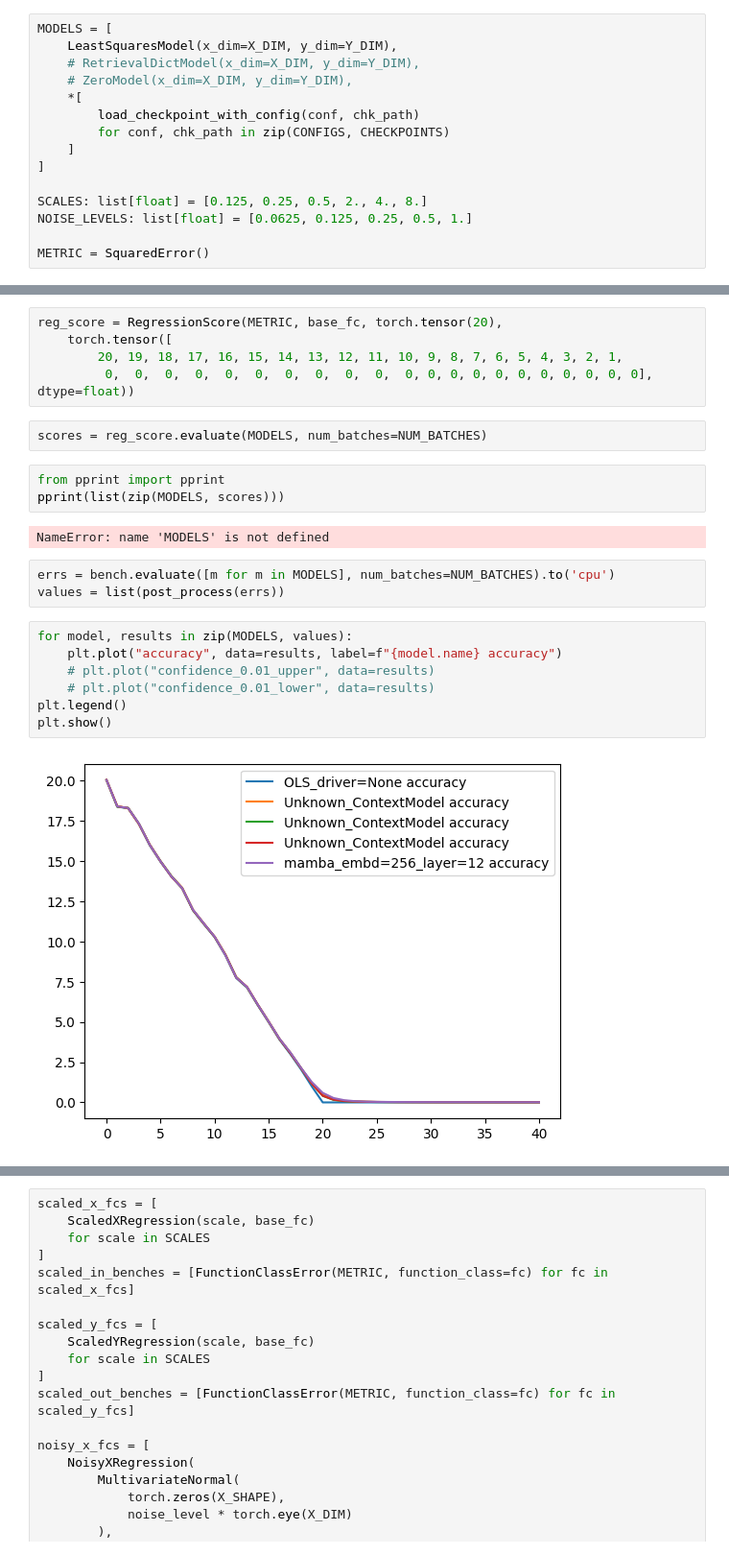
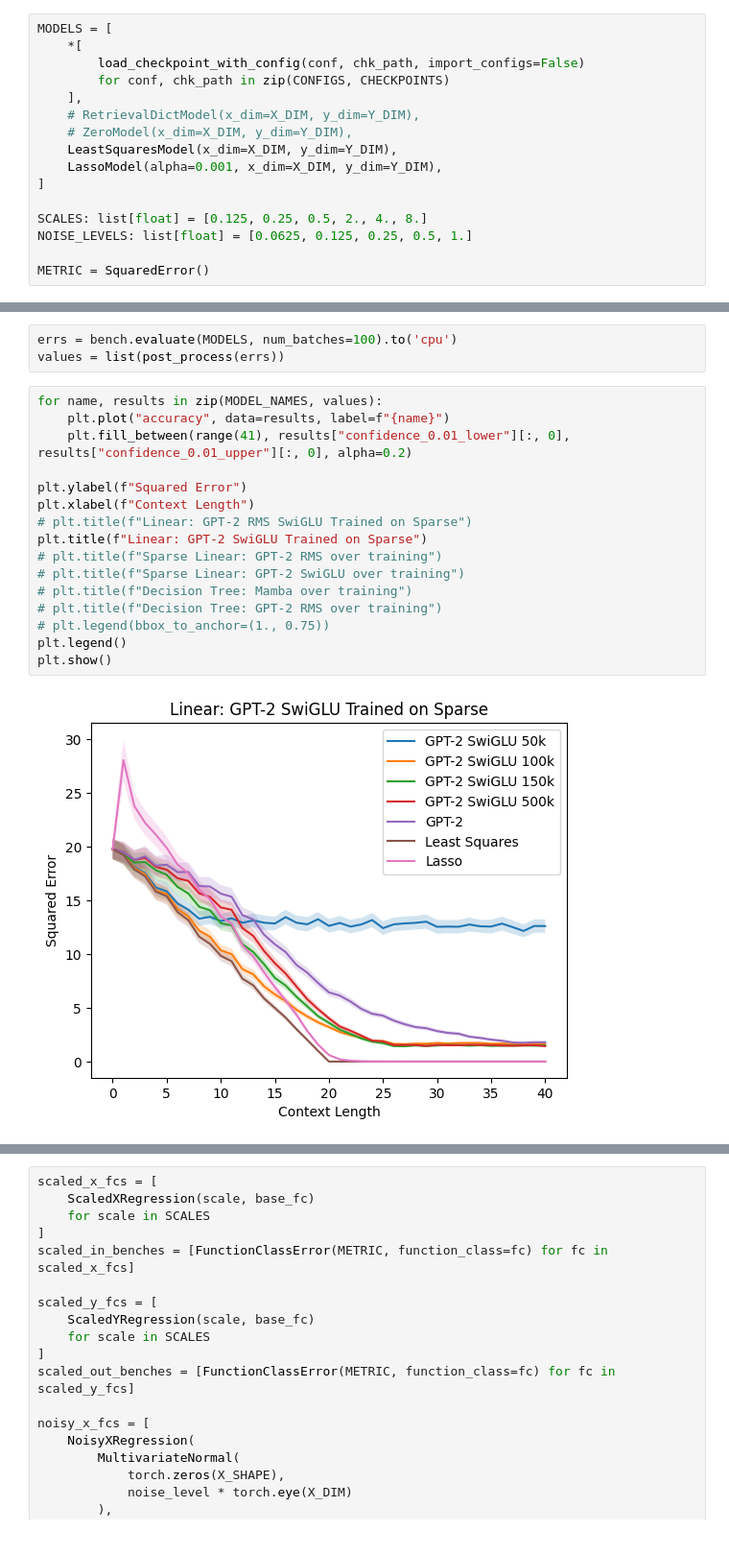
Before and after one commit to in-context-learning-2024/in-context, a Jupyter notebook: src/eval.ipynb, the cells around one changed output, grey strips where cells are left out. Shown at 96% size. Drawn from its saved outputs; the diff is of its cells as text.

```diff
--- a/src/eval.ipynb
+++ b/src/eval.ipynb
@@ -85,12 +146,13 @@ CONFIGS = list(map(lambda mod: f"../conf/train/{mod}/linear_regression.yml", CON
 # %%
 MODELS = [
-    LeastSquaresModel(x_dim=X_DIM, y_dim=Y_DIM),
+    *[
+        load_checkpoint_with_config(conf, chk_path, import_configs=False)
+        for conf, chk_path in zip(CONFIGS, CHECKPOINTS)
+    ],
     # RetrievalDictModel(x_dim=X_DIM, y_dim=Y_DIM),
     # ZeroModel(x_dim=X_DIM, y_dim=Y_DIM),
-    *[
-        load_checkpoint_with_config(conf, chk_path)
-        for conf, chk_path in zip(CONFIGS, CHECKPOINTS)
-    ]
+    LeastSquaresModel(x_dim=X_DIM, y_dim=Y_DIM),
+    LassoModel(alpha=0.001, x_dim=X_DIM, y_dim=Y_DIM),
 ]
 
 SCALES: list[float] = [0.125, 0.25, 0.5, 2., 4., 8.]
@@ -105,27 +169,24 @@ base_fc = LinearRegression(x_dist, y_dim=Y_DIM)
 # base_fc = Retrieval(x_dist, y_dim=Y_DIM)
 
 bench = FunctionClassError(METRIC, function_class=base_fc)
-# %%
-reg_score = RegressionScore(METRIC, base_fc, torch.tensor(20),
-    torch.tensor([
-        20, 19, 18, 17, 16, 15, 14, 13, 12, 11, 10, 9, 8, 7, 6, 5, 4, 3, 2, 1,
-         0,  0,  0,  0,  0,  0,  0,  0,  0,  0,  0, 0, 0, 0, 0, 0, 0, 0, 0, 0, 0], dtype=float))
-# %%
-scores = reg_score.evaluate(MODELS, num_batches=NUM_BATCHES)
-# %%
-from pprint import pprint
-pprint(list(zip(MODELS, scores)))
-# %% [output]
-NameError: name 'MODELS' is not defined
 # %%
-errs = bench.evaluate([m for m in MODELS], num_batches=NUM_BATCHES).to('cpu')
+errs = bench.evaluate(MODELS, num_batches=100).to('cpu')
 values = list(post_process(errs))
-# %%
-for model, results in zip(MODELS, values):
-    plt.plot("accuracy", data=results, label=f"{model.name} accuracy")
-    # plt.plot("confidence_0.01_upper", data=results)
-    # plt.plot("confidence_0.01_lower", data=results)
-plt.legend()
-plt.show()
-# %% [output]
-[figure, removed]
+# %%
+for name, results in zip(MODEL_NAMES, values):
+    plt.plot("accuracy", data=results, label=f"{name}")
+    plt.fill_between(range(41), results["confidence_0.01_lower"][:, 0], results["confidence_0.01_upper"][:, 0], alpha=0.2)
+
+plt.ylabel(f"Squared Error")
+plt.xlabel(f"Context Length")
+# plt.title(f"Linear: GPT-2 RMS SwiGLU Trained on Sparse")
+plt.title(f"Linear: GPT-2 SwiGLU Trained on Sparse")
+# plt.title(f"Sparse Linear: GPT-2 RMS over training")
+# plt.title(f"Sparse Linear: GPT-2 SwiGLU over training")
+# plt.title(f"Decision Tree: Mamba over training")
+# plt.title(f"Decision Tree: GPT-2 RMS over training")
+# plt.legend(bbox_to_anchor=(1., 0.75))
+plt.legend()
+plt.show()
+# %% [output]
+[figure, added]
```
Also changed, not shown: parts of 5 cells of this notebook, 2 other files.
